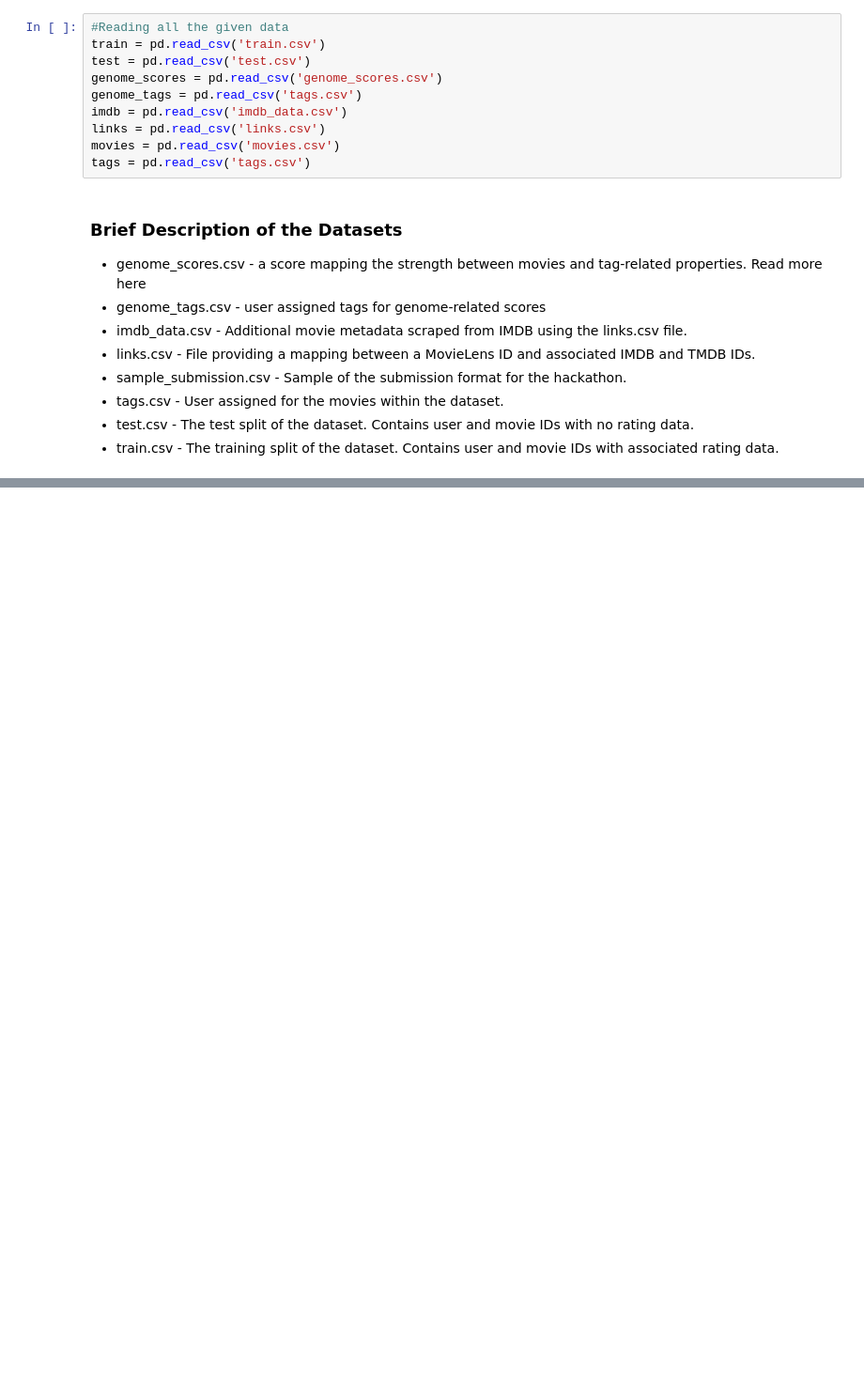
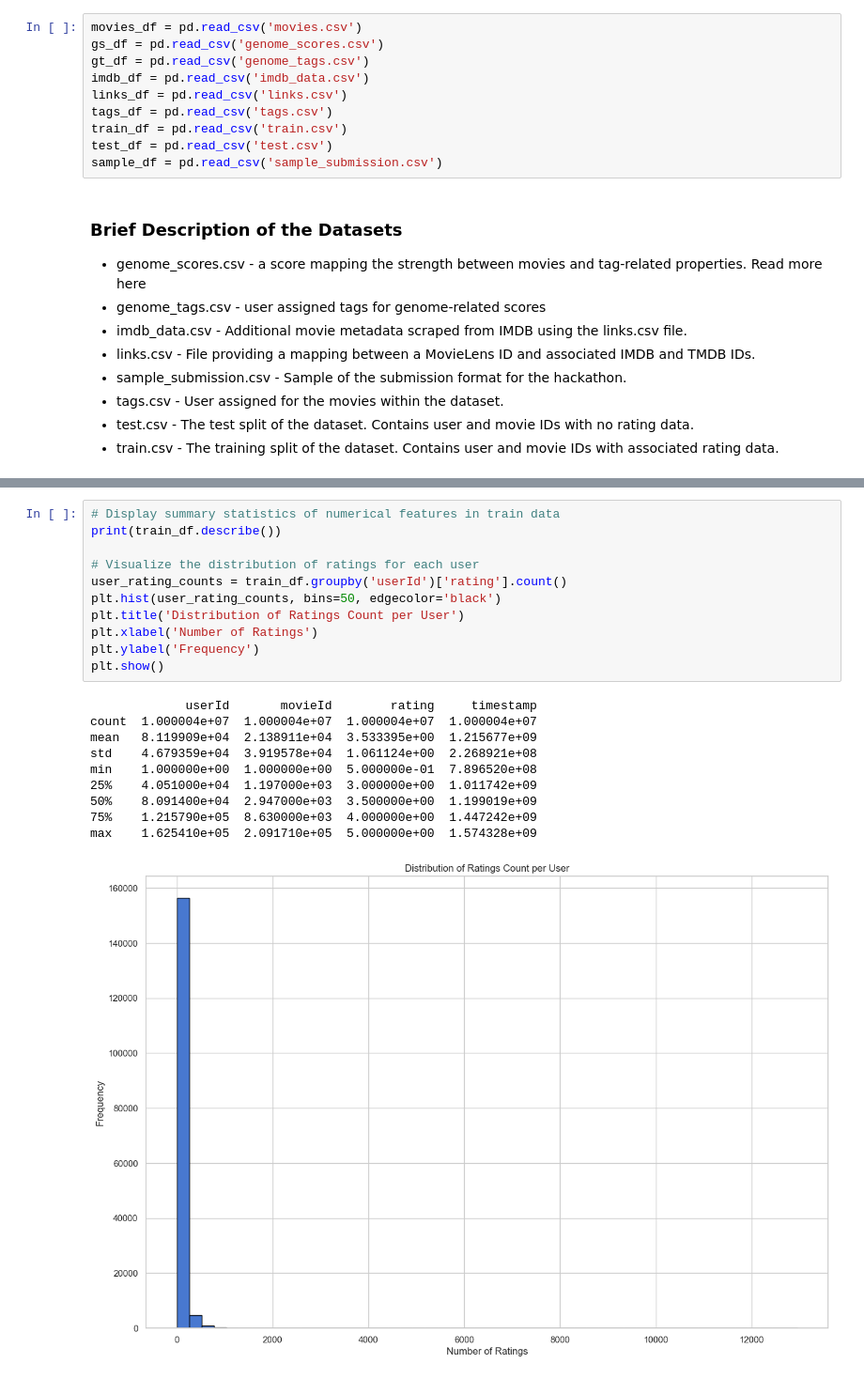
Before and after one commit to MinMaphu/NM2-Unsupervised, a Jupyter notebook: NM2 Unsupervised-checkpoint.ipynb, the cells around one changed output, grey strips where cells are left out. Shown at 94% size. Drawn from its saved outputs; the diff is of its cells as text; blank space fills up the shorter version.

```diff
--- a/NM2 Unsupervised-checkpoint.ipynb
+++ b/NM2 Unsupervised-checkpoint.ipynb
@@ -97,15 +181,15 @@ for dirname, _, filenames in os.walk('/kaggle/input'):
 
 ---
 # %%
-#Reading all the given data
-train = pd.read_csv('train.csv')
-test = pd.read_csv('test.csv')
-genome_scores = pd.read_csv('genome_scores.csv')
-genome_tags = pd.read_csv('tags.csv')
-imdb = pd.read_csv('imdb_data.csv')
-links = pd.read_csv('links.csv')
-movies = pd.read_csv('movies.csv')
-tags = pd.read_csv('tags.csv')
+movies_df = pd.read_csv('movies.csv')
+gs_df = pd.read_csv('genome_scores.csv')
+gt_df = pd.read_csv('genome_tags.csv')
+imdb_df = pd.read_csv('imdb_data.csv')
+links_df = pd.read_csv('links.csv')
+tags_df = pd.read_csv('tags.csv')
+train_df = pd.read_csv('train.csv')
+test_df = pd.read_csv('test.csv')
+sample_df = pd.read_csv('sample_submission.csv')
 # %% [markdown]
 ### Brief Description of the Datasets
 - genome_scores.csv - a score mapping the strength between movies and tag-related properties. Read more here
@@ -118,0 +337,22 @@ tags = pd.read_csv('tags.csv')
+# %%
+# Display summary statistics of numerical features in train data
+print(train_df.describe())
+
+# Visualize the distribution of ratings for each user
+user_rating_counts = train_df.groupby('userId')['rating'].count()
+plt.hist(user_rating_counts, bins=50, edgecolor='black')
+plt.title('Distribution of Ratings Count per User')
+plt.xlabel('Number of Ratings')
+plt.ylabel('Frequency')
+plt.show()
+# %% [output]
+             userId       movieId        rating     timestamp
+count  1.000004e+07  1.000004e+07  1.000004e+07  1.000004e+07
+mean   8.119909e+04  2.138911e+04  3.533395e+00  1.215677e+09
+std    4.679359e+04  3.919578e+04  1.061124e+00  2.268921e+08
+min    1.000000e+00  1.000000e+00  5.000000e-01  7.896520e+08
+25%    4.051000e+04  1.197000e+03  3.000000e+00  1.011742e+09
+50%    8.091400e+04  2.947000e+03  3.500000e+00  1.199019e+09
+75%    1.215790e+05  8.630000e+03  4.000000e+00  1.447242e+09
+max    1.625410e+05  2.091710e+05  5.000000e+00  1.574328e+09
+[figure, added]
```
Also changed, not shown: parts of 28 cells of this notebook.
